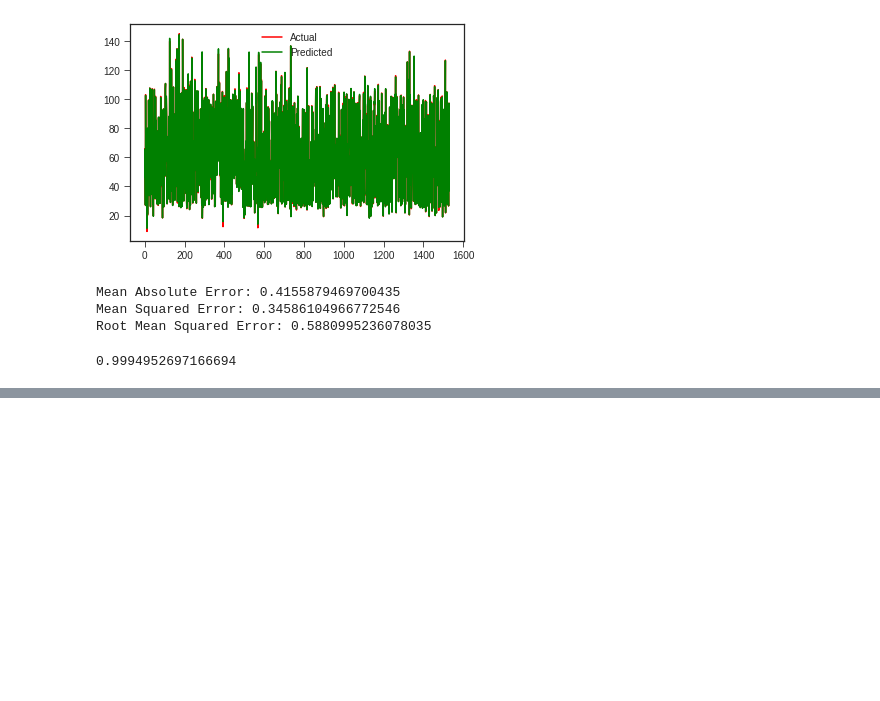
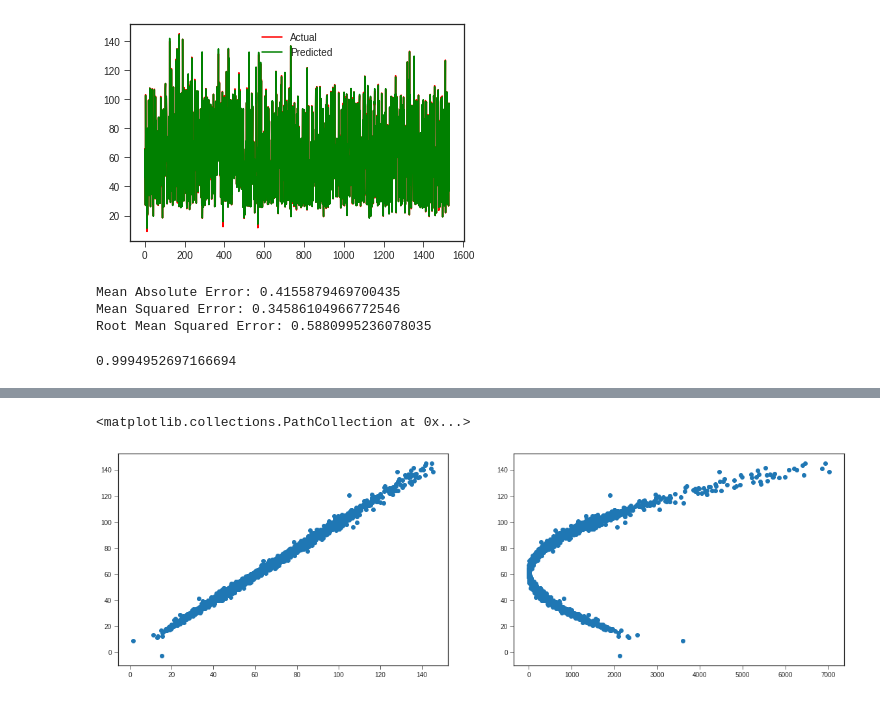
Before and after one commit to rushikeshadhav/Error-4040, a Jupyter notebook: newhacksp.ipynb, the cells around one changed output, grey strips where cells are left out. Saved outputs shown, nothing was run; the diff lists cells and outputs as text; code cells hidden in the pictures; blank space fills up the shorter version.

```diff
--- a/newhacksp.ipynb
+++ b/newhacksp.ipynb
@@ -267,0 +401,15 @@ regressor.score(X_test,y_test)
+# %%
+
+
+# Mean Of the Values
+
+openData_mean = data_missing["Open"].mean()
+HighData_mean =data_missing["High"].mean()
+LowData_mean =data_missing["Low"].mean()
+# %%
+# Squaring all the undisinctible Parameters in order to increase Variance and Distinctbility
+
+
+data_missing["new_open"] = (data_missing["Open"]- openData_mean)**2
+data_missing["new_High"] = (data_missing["High"]- openData_mean)**2
+data_missing["new_Low"] = (data_missing["Low"]- openData_mean)**2
@@ -267,0 +440,15 @@ regressor.score(X_test,y_test)
+# %%
+# Comapring The Overfit model and Current model
+
+fig , (ax1,ax2) = plt.subplots(nrows=1,
+                               ncols=2,
+                               figsize=(20,6)
+
+                                  )
+
+ax1.scatter(data_missing["Open"],data_missing["Close"])
+ax2.scatter(data_missing["new_open"],data_missing["Close"])
+# ax.scatter(data_missing["new_open"],data_missing["Close"])
+# %% [output]
+<matplotlib.collections.PathCollection at 0x...>
+[figure, added]
```
Also changed, not shown: parts of 25 cells of this notebook.
